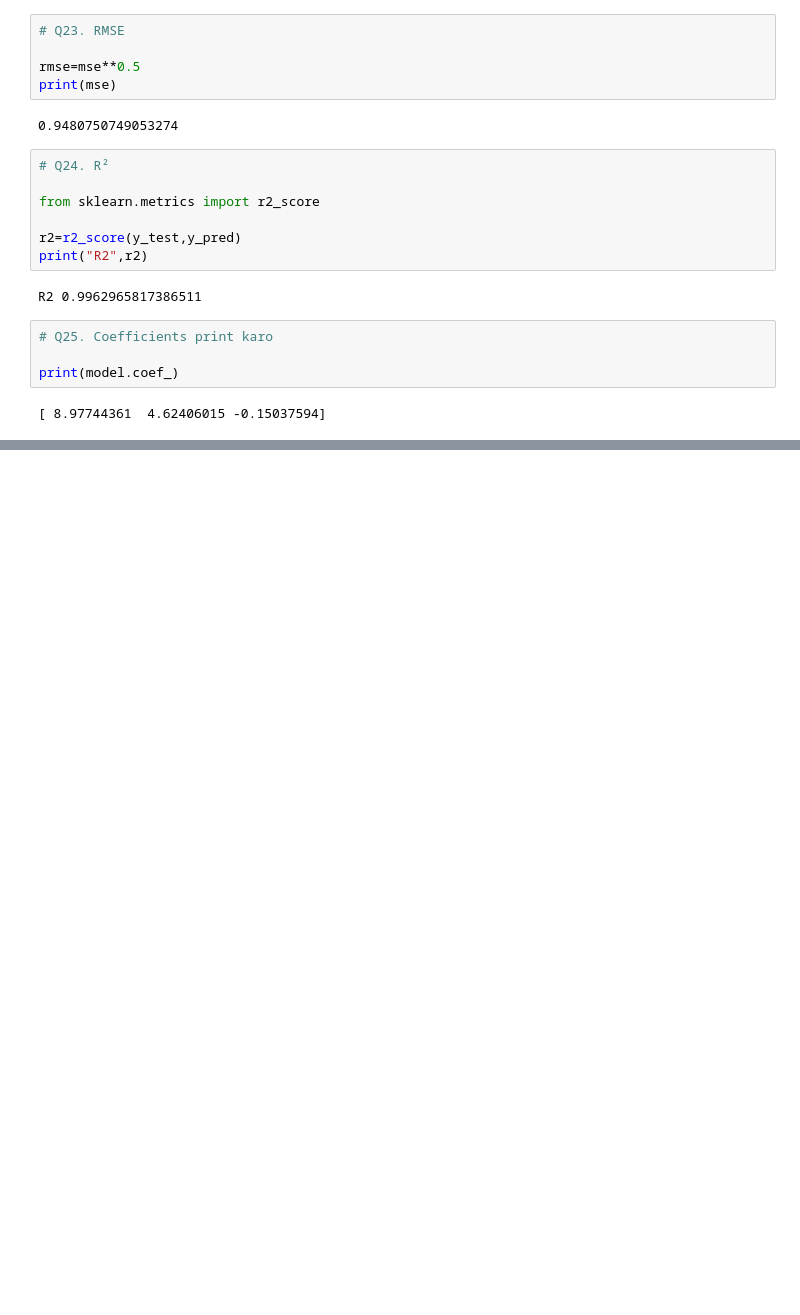
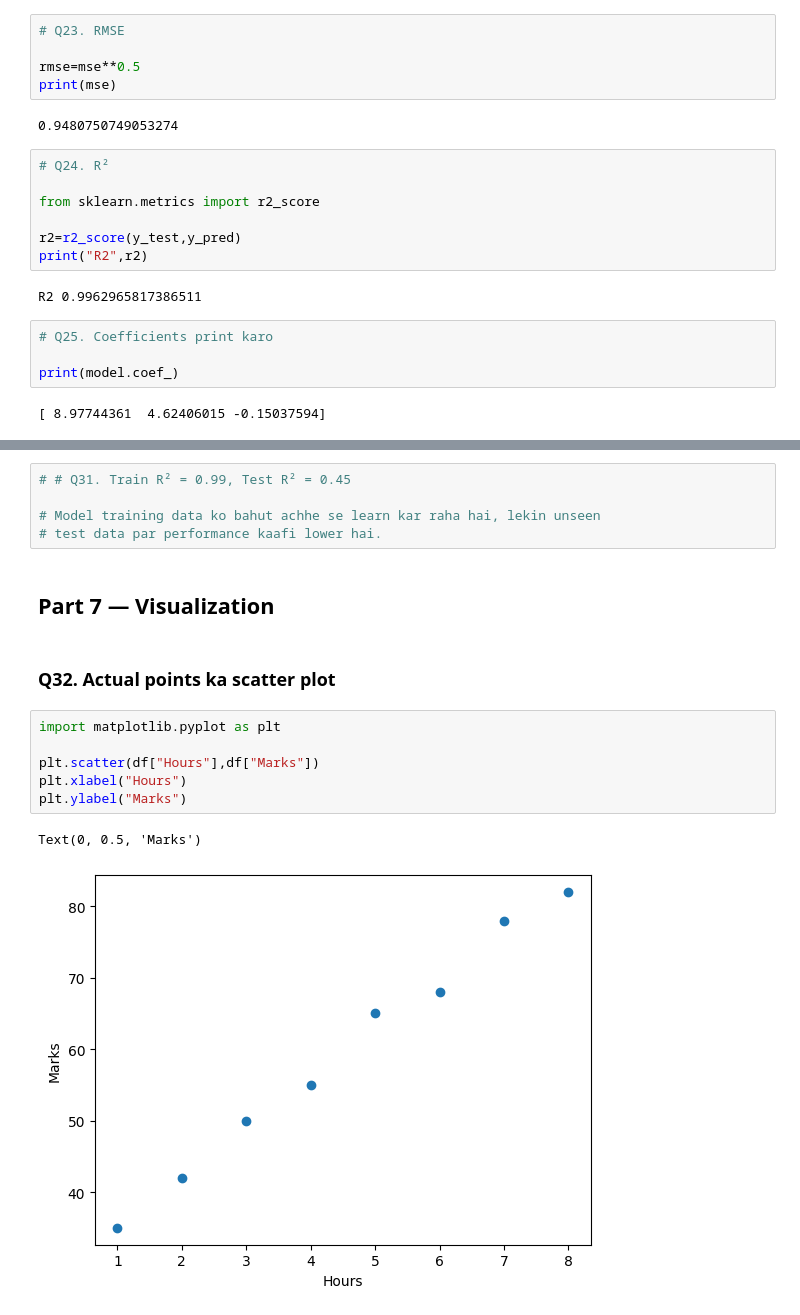
Before and after one commit to siddharth-kushwaha03/MACHINE_LEARNING_REVISION, a Jupyter notebook: Linear Regression/one.ipynb, the cells around one changed output, grey strips where cells are left out. Cells and saved outputs as stored; diff of their text form; blank space fills up the shorter version.

```diff
--- a/Linear Regression/one.ipynb
+++ b/Linear Regression/one.ipynb
@@ -246,0 +296,18 @@ print(model.coef_)
+# %%
+# # Q31. Train R² = 0.99, Test R² = 0.45
+
+# Model training data ko bahut achhe se learn kar raha hai, lekin unseen
+# test data par performance kaafi lower hai.
+# %% [markdown]
+## Part 7 — Visualization
+# %% [markdown]
+### Q32. Actual points ka scatter plot
+# %%
+import matplotlib.pyplot as plt
+
+plt.scatter(df["Hours"],df["Marks"])
+plt.xlabel("Hours")
+plt.ylabel("Marks")
+# %% [output]
+Text(0, 0.5, 'Marks')
+[figure, added]
```
Also changed, not shown: parts of 9 cells of this notebook.
